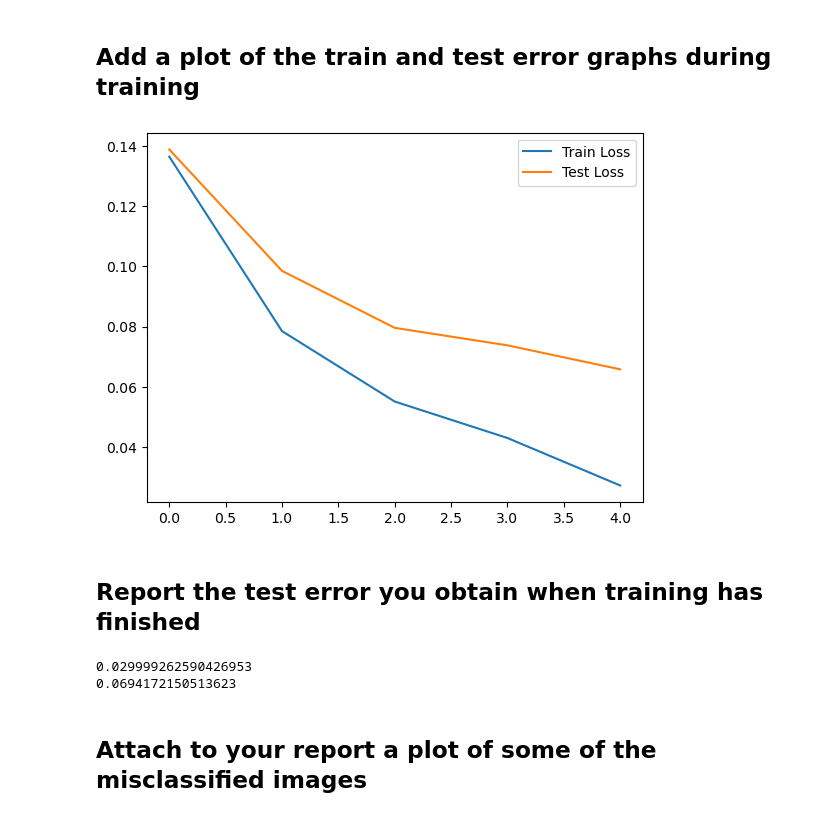
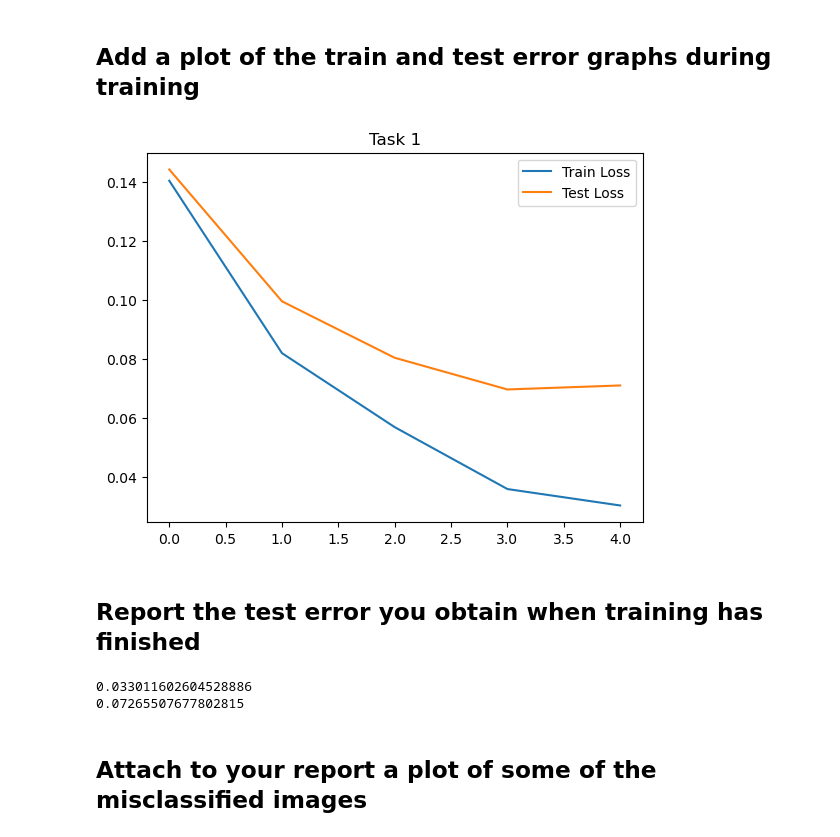
Before and after one commit to tamaricoh/ADL_second_project, a Jupyter notebook: ex3.ipynb, the cells around one changed output. Saved outputs shown, nothing was run; the diff lists cells and outputs as text; code cells hidden in the pictures.

Commit message:
task_2_complete

```diff
--- a/ex3.ipynb
+++ b/ex3.ipynb
@@ -153,5 +145,5 @@ Note - Collect misclassified images
 # %%
-def run_model(model, criterion, epoch_num, train_loss_history, train_acc_history, test_loss_history , test_acc_history):
+def run_model(model, criterion, train_loss_history, train_acc_history, test_loss_history , test_acc_history):
     train_loss, train_acc = evaluate_model(model, train_dataloader, criterion)
     test_loss, test_acc = evaluate_model(model, test_dataloader, criterion)
 
@@ -159,8 +151,6 @@ def run_model(model, criterion, epoch_num, train_loss_history, train_acc_history
     train_acc_history.append(train_acc)
     test_loss_history.append(test_loss)
     test_acc_history.append(test_acc)
-
-    # print(f'Epoch [{epoch_num}/{num_epochs}], Train Loss: {train_loss:.4f}, Train Acc: {train_acc:.2f}%, Test Loss: {test_loss:.4f}, Test Acc: {test_acc:.2f}%')
 # %%
 def task_1(model ,criterion, optimizer):
 
@@ -169,20 +159,20 @@ def task_1(model ,criterion, optimizer):
     test_loss_history = []
     test_acc_history = []
 
-    run_model(model, criterion, 0, train_loss_history, train_acc_history, test_loss_history , test_acc_history)
+    run_model(model, criterion, train_loss_history, train_acc_history, test_loss_history , test_acc_history)
 
     for epoch in range(num_epochs):
 
         train_model_step(model, train_dataloader, optimizer, criterion)
-        run_model(model, criterion, epoch+1, train_loss_history, train_acc_history, test_loss_history , test_acc_history)
+        run_model(model, criterion, train_loss_history, train_acc_history, test_loss_history , test_acc_history)
 
     return train_loss_history, test_loss_history, train_acc_history, test_acc_history
 # %%
-NN_model = Net(input_size, hidden_size, num_classes).to(device)
+model = Net(input_size, hidden_size, num_classes).to(device)
 criterion = nn.CrossEntropyLoss()
-optimizer = torch.optim.Adam(NN_model.parameters(), lr=learning_rate)
+optimizer = torch.optim.Adam(model.parameters(), lr=learning_rate)
 
-train_loss_history, test_loss_history, train_acc_history, test_acc_history = task_1(NN_model ,criterion, optimizer)
+train_loss_history, test_loss_history, train_acc_history, test_acc_history = task_1(model ,criterion, optimizer)
 
 for i in range(num_epochs + 1):
     print(f'Epoch [{i}/{num_epochs}], Train Loss: {train_loss_history[i]:.4f}, Train Acc: {train_acc_history[i]:.2f}%, Test Loss: {test_loss_history[i]:.4f}, Test Acc: {test_acc_history[i]:.2f}%')
@@ -197,15 +187,16 @@ Epoch [5/5], Train Loss: 0.0272, Train Acc: 99.31%, Test Loss: 0.0658, Test Acc:
 ## Add a plot of the train and test error graphs during training
 # %%
 
-def task_1_plot(train_loss_history, test_loss_history):
+def task_1_plot(train_loss_history, test_loss_history, title):
     plt.plot(train_loss_history[1:], label='Train Loss')
     plt.plot(test_loss_history[1:], label='Test Loss')
     plt.legend()
+    plt.title(title)
     plt.show()
 
-task_1_plot(train_loss_history ,test_loss_history)
+task_1_plot(train_loss_history ,test_loss_history, "Task 1")
 # %% [output]
-[figure, old version]
+[figure, new version]
 # %% [markdown]
 ## Report the test error you obtain when training has finished
 # %%
@@ -214,8 +205,8 @@ last_lose_test = test_loss_history[-1]
 print(last_lose_train)
 print(last_lose_test)
 # %% [output]
-0.029999262590426953
-0.0694172150513623
+0.033011602604528886
+0.07265507677802815
 # %% [markdown]
 ## Attach to your report a plot of some of the misclassified images
 # %%
```
Also changed, not shown: parts of 15 cells of this notebook.
